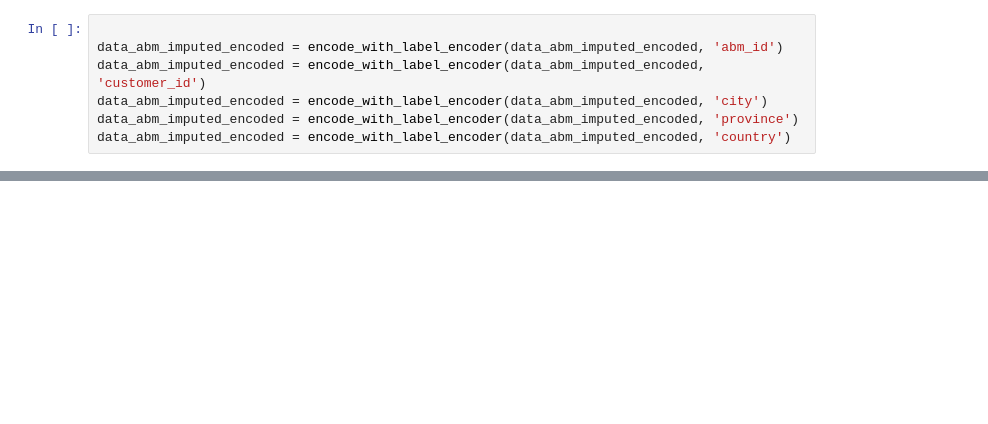
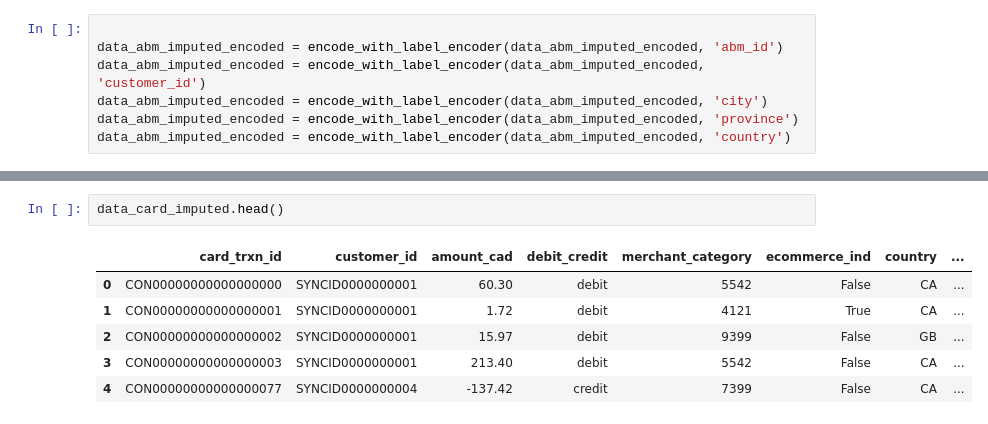
Before and after one commit to QishenChen/IMI_competition, a Jupyter notebook: clean and visualize.ipynb, the cells around one changed output, grey strips where cells are left out. Drawn from its saved outputs; the diff is of its cells as text; blank space fills up the shorter version.

```diff
--- a/clean and visualize.ipynb
+++ b/clean and visualize.ipynb
@@ -340,0 +352,9 @@ AttributeError: 'Series' object has no attribute 'type'
+# %%
+data_card_imputed.head()
+# %% [output]
+|  | card_trxn_id | customer_id | amount_cad | debit_credit | merchant_category | ecommerce_ind | country | ... |
+| 0 | CON00000000000000000 | SYNCID0000000001 | 60.30 | debit | 5542 | False | CA | ... |
+| 1 | CON00000000000000001 | SYNCID0000000001 | 1.72 | debit | 4121 | True | CA | ... |
+| 2 | CON00000000000000002 | SYNCID0000000001 | 15.97 | debit | 9399 | False | GB | ... |
+| 3 | CON00000000000000003 | SYNCID0000000001 | 213.40 | debit | 5542 | False | CA | ... |
+| 4 | CON00000000000000077 | SYNCID0000000004 | -137.42 | credit | 7399 | False | CA | ... |
```
Also changed, not shown: parts of 15 cells of this notebook, 2 other files.
